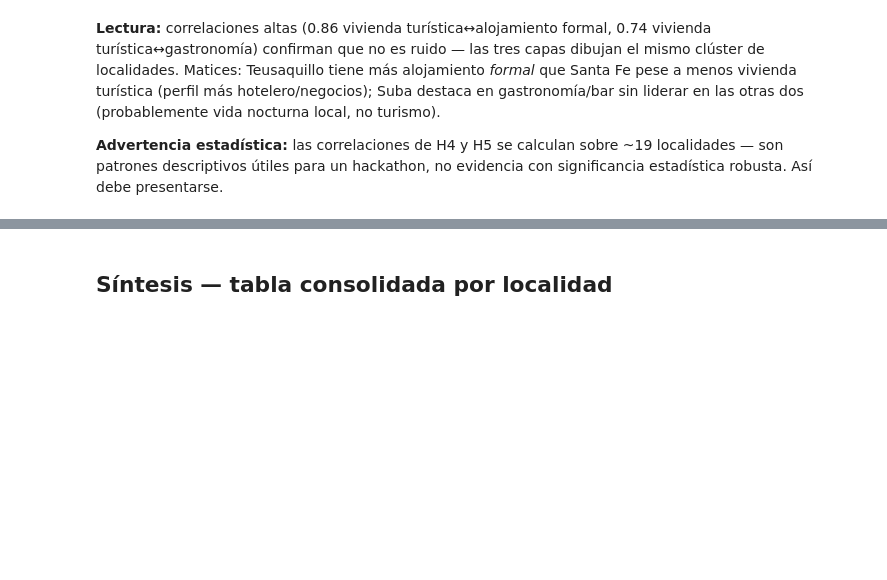
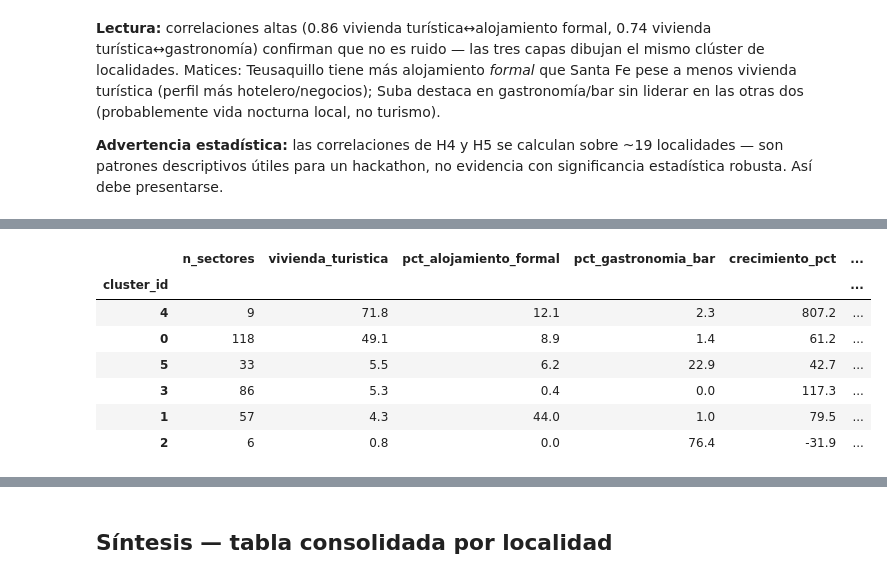
Before and after one commit to JCaceres-R/DataJam-Turismo-Vivienda, a Jupyter notebook: notebooks/01_turismo_vivienda_analisis.ipynb, the cells around one changed output, grey strips where cells are left out. Saved outputs shown, nothing was run; the diff lists cells and outputs as text; code cells hidden in the pictures; blank space fills up the shorter version.

```diff
--- a/notebooks/01_turismo_vivienda_analisis.ipynb
+++ b/notebooks/01_turismo_vivienda_analisis.ipynb
@@ -586,0 +529,20 @@ Guardado: data/processed/clusters_sector_catastral.csv (309 sectores)
+# %%
+FEATURE_COLS = ["intensidad_vt", "pct_alojamiento_formal", "pct_gastronomia_bar", "crecimiento_pct", "avaluo_ph_m2"]
+X_scaled = StandardScaler().fit_transform(perfiles[FEATURE_COLS].values)
+
+# Clustering real: directo sobre los 309 sectores. Se probo fusionar los nodos entrenados
+# del SOM (81 pesos) en vez de esto, y resulto inestable -- una perturbacion de redondeo de
+# 0.1 en un input cambiaba por completo que sectores caian en cada cluster (81 puntos es muy
+# poco para que un clustering jerarquico sea robusto). Clusterizar los 309 sectores si es estable.
+N_CLUSTERS = 6
+perfiles["cluster_id"] = AgglomerativeClustering(n_clusters=N_CLUSTERS, linkage="ward").fit_predict(X_scaled)
+
+# El SOM se entrena aparte y solo se usa para la posicion 2D (visualizacion) -- no define clusters.
+GRID = 9  # ~5*sqrt(n_sectores) neuronas (regla de Vesanto) -> topologia real, no solo "9 clusters"
+som = MiniSom(GRID, GRID, len(FEATURE_COLS), sigma=1.5, learning_rate=0.5, random_seed=42)
+som.random_weights_init(X_scaled)
+som.train_random(X_scaled, 10000)
+perfiles["nodo"] = [som.winner(x) for x in X_scaled]
+u_matrix = som.distance_map()  # 0 = nodo parecido a sus vecinos, 1 = frontera entre grupos distintos
+
+print(f"Clusters: {N_CLUSTERS}  |  sectores por nodo SOM (promedio): {len(perfiles) / GRID**2:.1f}")
@@ -586,0 +560,34 @@ Guardado: data/processed/clusters_sector_catastral.csv (309 sectores)
+# %%
+REPORT_COLS = FEATURE_COLS + ["pct_vivienda_turistica", "vivienda_turistica"]
+resumen_clusters = perfiles.groupby("cluster_id")[REPORT_COLS].mean().round(1)
+resumen_clusters["n_sectores"] = perfiles.groupby("cluster_id").size()
+
+aloj_mediana = resumen_clusters["pct_alojamiento_formal"].median()
+resumen_clusters["intensidad_rank"] = resumen_clusters["intensidad_vt"].rank(ascending=False)
+
+
+def nombrar_perfil(row):
+    if row["pct_gastronomia_bar"] > 50:
+        return "Gastronomía / vida local, sin presión turística"
+    if row["pct_alojamiento_formal"] > row["pct_vivienda_turistica"] and row["pct_alojamiento_formal"] > aloj_mediana:
+        return "Polo hotelero / negocios"
+    if row["intensidad_rank"] == 1:
+        return "Núcleo turístico consolidado"
+    if row["intensidad_rank"] == 2:
+        return "Foco turístico emergente"
+    return "Residencial ordinario, sin presión turística"
+
+
+resumen_clusters["perfil"] = resumen_clusters.apply(nombrar_perfil, axis=1)
+perfiles["perfil"] = perfiles["cluster_id"].map(resumen_clusters["perfil"])
+resumen_clusters[["n_sectores", "vivienda_turistica", "pct_alojamiento_formal", "pct_gastronomia_bar",
+                   "crecimiento_pct", "avaluo_ph_m2", "perfil"]].sort_values("vivienda_turistica", ascending=False)
+# %% [output]
+|  | n_sectores | vivienda_turistica | pct_alojamiento_formal | pct_gastronomia_bar | crecimiento_pct | ... |
+| cluster_id |  |  |  |  |  | ... |
+| 4 | 9 | 71.8 | 12.1 | 2.3 | 807.2 | ... |
+| 0 | 118 | 49.1 | 8.9 | 1.4 | 61.2 | ... |
+| 5 | 33 | 5.5 | 6.2 | 22.9 | 42.7 | ... |
+| 3 | 86 | 5.3 | 0.4 | 0.0 | 117.3 | ... |
+| 1 | 57 | 4.3 | 44.0 | 1.0 | 79.5 | ... |
+| 2 | 6 | 0.8 | 0.0 | 76.4 | -31.9 | ... |
```
Also changed, not shown: parts of 17 cells of this notebook, 4 other files.
